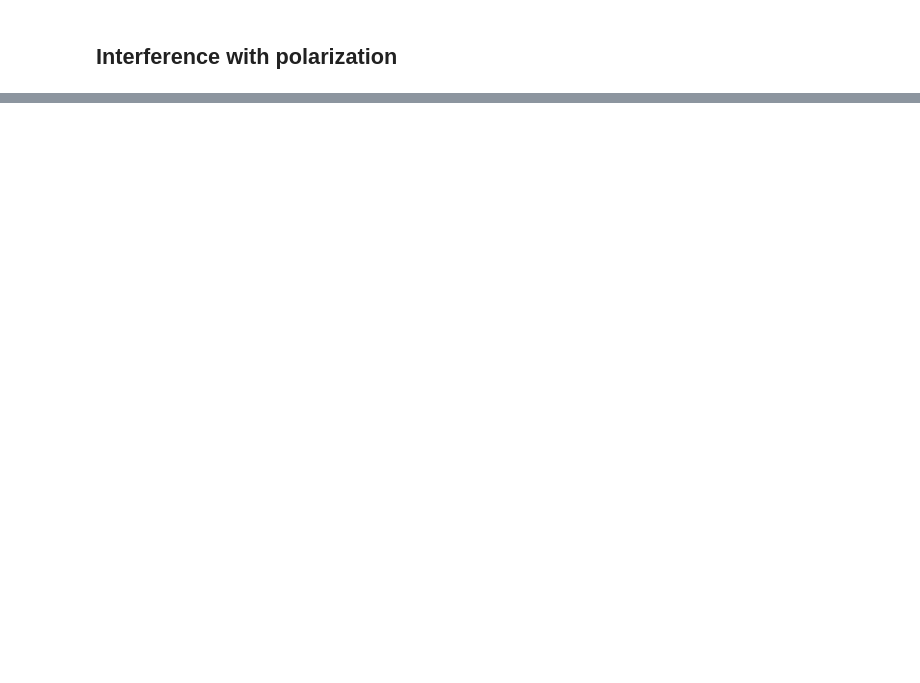
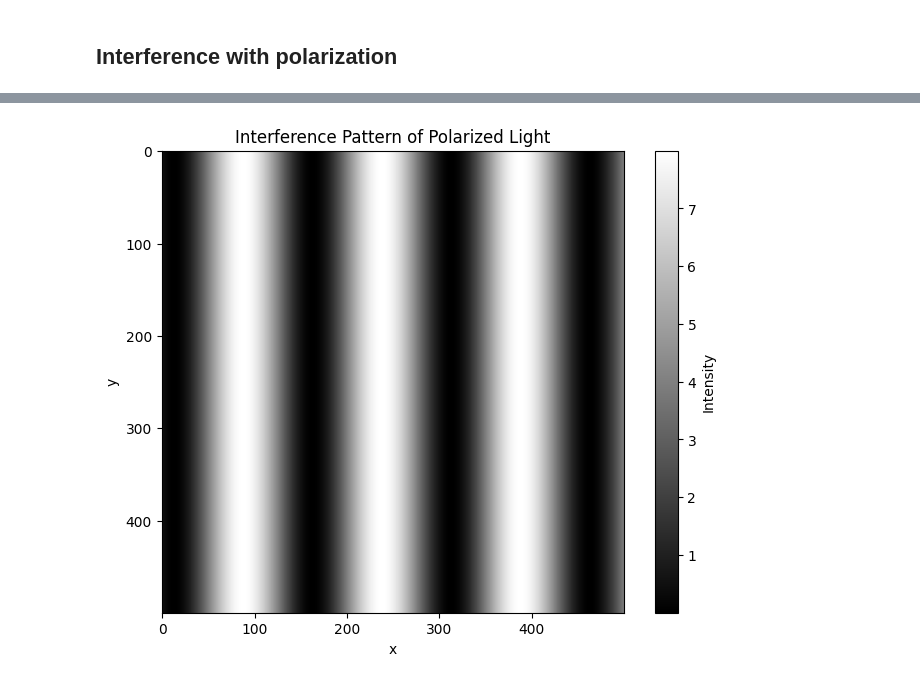
Before and after one commit to aguslzz/interference_polarization, a Jupyter notebook: main.ipynb, the cells around one changed output, grey strips where cells are left out. Cells and saved outputs as stored; diff of their text form; code cells hidden in the pictures; blank space fills up the shorter version.

```diff
--- a/main.ipynb
+++ b/main.ipynb
@@ -170,0 +289,44 @@ plt.show()
+# %%
+#Vector de Jones que depende de cada coordenada del pixel
+def jones_vector_pixel(x, y, amp, phase_x, phase_y):
+    return np.array([
+        amp * np.exp(1j * (phase_x + x * 0.1)),  # Variación en componente X
+        amp * np.exp(1j * (phase_y + y * 0.1))   # Variación en componente Y
+    ])
+
+#Fases de onda plana para cada haz
+def wave_phase_generator(lambda_, z, X, Y):
+    k = 2 * np.pi / lambda_
+    return k * X
+
+#Calculo de la fase para cada haz
+phase_E1 = wave_phase_generator(wavelength1, z1, X, Y)
+phase_E2 = wave_phase_generator(wavelength2, z2, X, Y)
+
+#Bucle para calcular polarización e interferencia en cada pixel
+for i in range(X.shape[0]):
+    for j in range(X.shape[1]):
+        # Vector de Jones variable en cada píxel
+        E1_pixel = jones_vector_pixel(X[i, j], Y[i, j], amp=1, phase_x=np.pi/6, phase_y=np.pi/6)
+        E2_pixel = jones_vector_pixel(X[i, j], Y[i, j], amp=1, phase_x=0, phase_y=0)
+
+        # Campos eléctricos en cada píxel
+        E_field_1_pixel = E1_pixel * np.exp(1j * phase_E1[i, j])
+        E_field_2_pixel = E2_pixel * np.exp(1j * phase_E2[i, j])
+
+        # Campo resultante y cálculo de intensidad
+        E_total_pixel = E_field_1_pixel + E_field_2_pixel
+        intensity[i, j] = np.abs(E_total_pixel[0])**2 + np.abs(E_total_pixel[1])**2
+
+        # Cálculo del ángulo de polarización en cada píxel
+        polarization_angle[i, j] = np.angle(E_total_pixel[0] + 1j * E_total_pixel[1])
+
+plt.figure(figsize=(8, 6))
+plt.imshow(intensity, cmap='gray')
+plt.colorbar(label='Intensity')
+plt.xlabel('x')
+plt.ylabel('y')
+plt.title('Interference Pattern of Polarized Light')
+plt.show()
+# %% [output]
+[figure, added]
```
Also changed, not shown: parts of 15 cells of this notebook.
